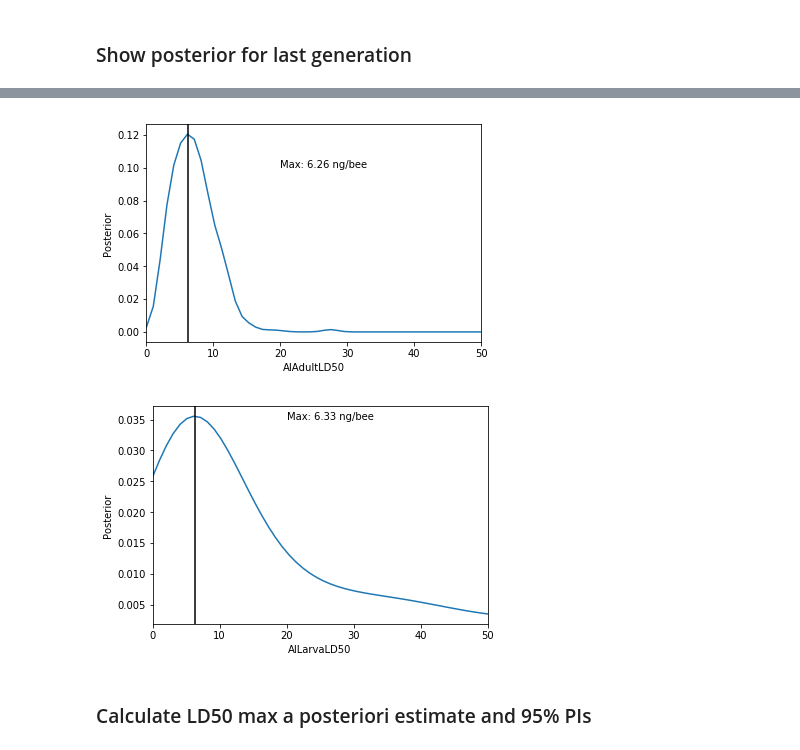
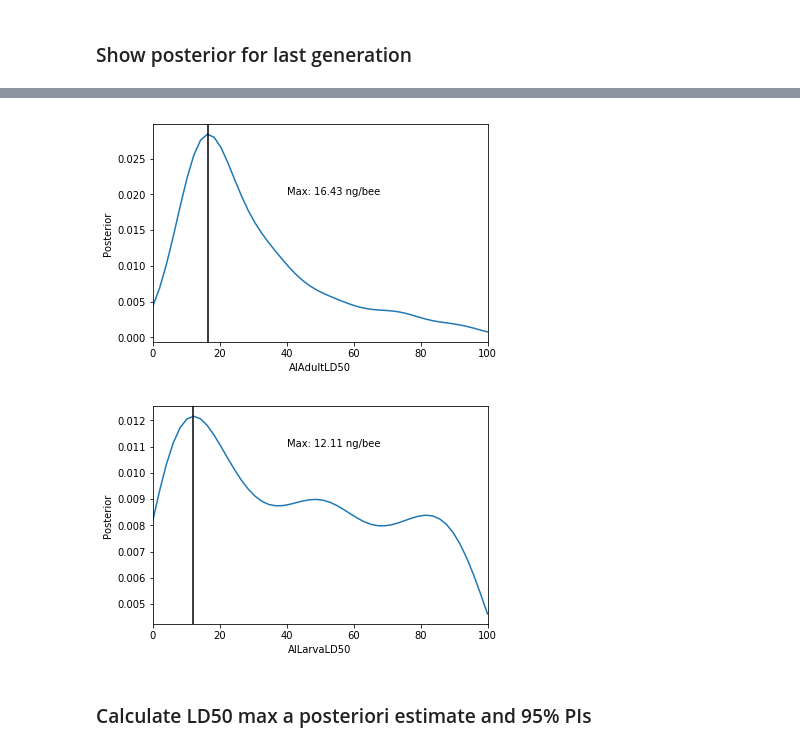
Before and after one commit to JeffreyMinucci/bee_neonic_abc, a Jupyter notebook: results_and_visuals.ipynb, the cells around one changed output, grey strips where cells are left out. Drawn from its saved outputs; the diff is of its cells as text; code cells hidden in the pictures.

```diff
--- a/results_and_visuals.ipynb
+++ b/results_and_visuals.ipynb
@@ -46,7 +46,8 @@ limits = dict(ICQueenStrength_mean=(1, 5),
 #retrieve stored run - run ID 1
 database_dir = 'results_db/'
 db_path = ("sqlite:///" +
-           os.path.join(database_dir, "run_12_20.db"))
+           #os.path.join(database_dir, "run_12_20.db"))
+           os.path.join(database_dir, "run_3_11.db"))
 history = History(db_path)
 history.id = 1
 
@@ -66,36 +70,36 @@ plot_kde_matrix(df, w, limits=limits);
 # %%
 ### Show LD50 parameters in linear space
 ### To consider - the MAP estimate varies depending on if its calculated from the log-space posterior or a linear transformed one
 
 variable = 'AIAdultLD50'
 fig, ax = plt.subplots()
 df, w = history.get_distribution(m=0, t=history.max_t)
-df[[variable]] = 10**df[[variable]].copy() * 1000 #unlog transform and convert go ng/bee
-pyabc.visualization.plot_kde_1d(df, w, xmin=0, xmax=50,
+df[[variable]] = df[[variable]].copy()*1000 #unlog transform and convert go ng/bee
+pyabc.visualization.plot_kde_1d(df, w, xmin=0, xmax=100,
                                 x=variable, ax=ax)
 x, pdf = kde_1d(df,w,variable, numx = 200)
 MAP = x[np.where(np.max(pdf)==pdf)]
 plt.axvline(x=MAP.item(),color='black')
-ax.annotate('Max: {:.2f} ng/bee'.format(MAP.item()), xy = (20,0.10))
+ax.annotate('Max: {:.2f} ng/bee'.format(MAP.item()), xy = (40,0.020))
 #plt.savefig("figures/run2_g11_AdultLD50_linear.png")
 plt.show()
 # %% [output]
-[figure, old version]
+[figure, new version]
 # %%
 variable = 'AILarvaLD50'
 fig, ax = plt.subplots()
 df, w = history.get_distribution(m=0, t=history.max_t)
-df[[variable]] = 10**df[[variable]].copy() * 1000 #unlog transform and convert go ng/bee
-pyabc.visualization.plot_kde_1d(df, w, xmin=0, xmax=50,
+df[[variable]] = df[[variable]].copy() * 1000 #unlog transform and convert go ng/bee
+pyabc.visualization.plot_kde_1d(df, w, xmin=0, xmax=100,
                                 x=variable, ax=ax)
 x, pdf = kde_1d(df,w,variable, numx = 200)
 MAP = x[np.where(np.max(pdf)==pdf)]
 plt.axvline(x=MAP.item(),color='black')
-ax.annotate('Max: {:.2f} ng/bee'.format(MAP.item()), xy = (20,0.035))
+ax.annotate('Max: {:.2f} ng/bee'.format(MAP.item()), xy = (40,0.011))
 #plt.savefig("figures/run2_g11_LarvaLD50_linear.png")
 plt.show()
 # %% [output]
-[figure, old version]
+[figure, new version]
 # %% [markdown]
 ### Calculate LD50 max a posteriori estimate and  95% PIs
 # %% [markdown]
```
Also changed, not shown: parts of 22 cells of this notebook.
